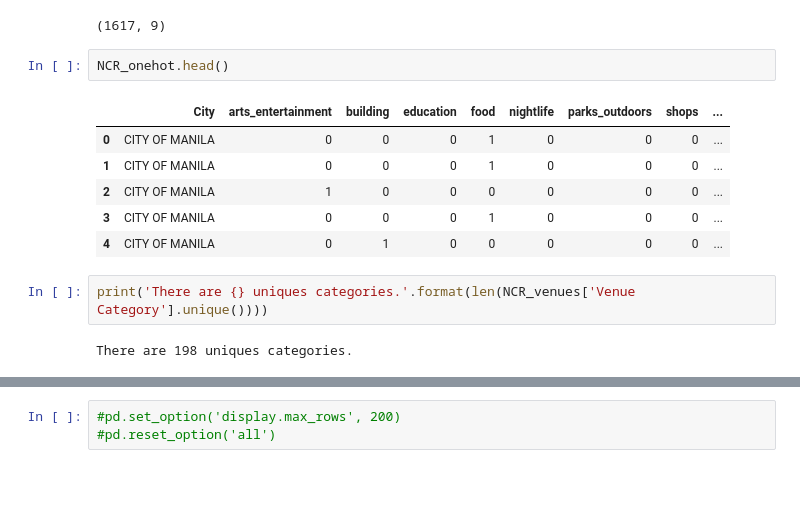
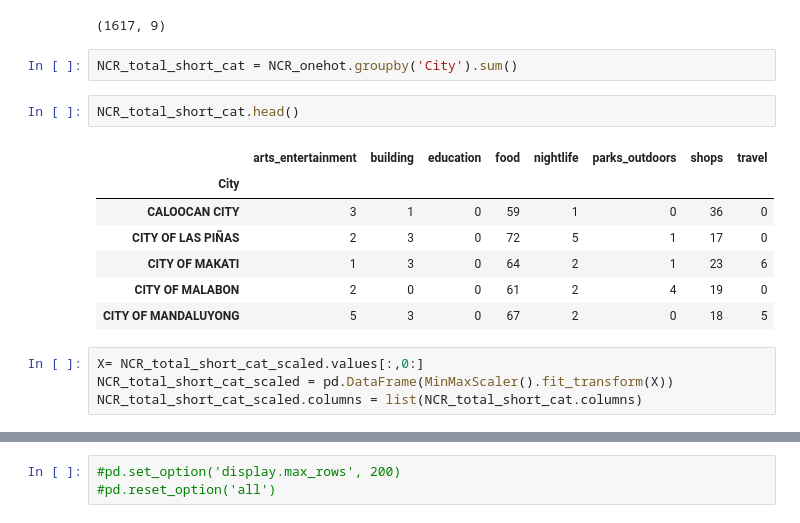
Before and after one commit to kjfjose/Coursera_Capstone, a Jupyter notebook: Coursera_Final_Capstone.ipynb, the cells around one changed output, grey strips where cells are left out. Cells and saved outputs as stored; diff of their text form; blank space fills up the shorter version.

```diff
--- a/Coursera_Final_Capstone.ipynb
+++ b/Coursera_Final_Capstone.ipynb
@@ -292,16 +300,19 @@ NCR_onehot = NCR_onehot[fixed_columns]
 NCR_onehot.shape
 # %% [output]
 (1617, 9)
+# %%
+NCR_total_short_cat = NCR_onehot.groupby('City').sum()
 # %%
-NCR_onehot.head()
+NCR_total_short_cat.head()
 # %% [output]
-|  | City | arts_entertainment | building | education | food | nightlife | parks_outdoors | shops | ... |
-| 0 | CITY OF MANILA | 0 | 0 | 0 | 1 | 0 | 0 | 0 | ... |
-| 1 | CITY OF MANILA | 0 | 0 | 0 | 1 | 0 | 0 | 0 | ... |
-| 2 | CITY OF MANILA | 1 | 0 | 0 | 0 | 0 | 0 | 0 | ... |
-| 3 | CITY OF MANILA | 0 | 0 | 0 | 1 | 0 | 0 | 0 | ... |
-| 4 | CITY OF MANILA | 0 | 1 | 0 | 0 | 0 | 0 | 0 | ... |
+|  | arts_entertainment | building | education | food | nightlife | parks_outdoors | shops | travel |
+| City |  |  |  |  |  |  |  |  |
+| CALOOCAN CITY | 3 | 1 | 0 | 59 | 1 | 0 | 36 | 0 |
+| CITY OF LAS PIÑAS | 2 | 3 | 0 | 72 | 5 | 1 | 17 | 0 |
+| CITY OF MAKATI | 1 | 3 | 0 | 64 | 2 | 1 | 23 | 6 |
+| CITY OF MALABON | 2 | 0 | 0 | 61 | 2 | 4 | 19 | 0 |
+| CITY OF MANDALUYONG | 5 | 3 | 0 | 67 | 2 | 0 | 18 | 5 |
-# %%
-print('There are {} uniques categories.'.format(len(NCR_venues['Venue Category'].unique())))
-# %% [output]
-There are 198 uniques categories.
+# %%
+X= NCR_total_short_cat_scaled.values[:,0:]
+NCR_total_short_cat_scaled = pd.DataFrame(MinMaxScaler().fit_transform(X))
+NCR_total_short_cat_scaled.columns = list(NCR_total_short_cat.columns)
```
Also changed, not shown: parts of 14 cells of this notebook.
